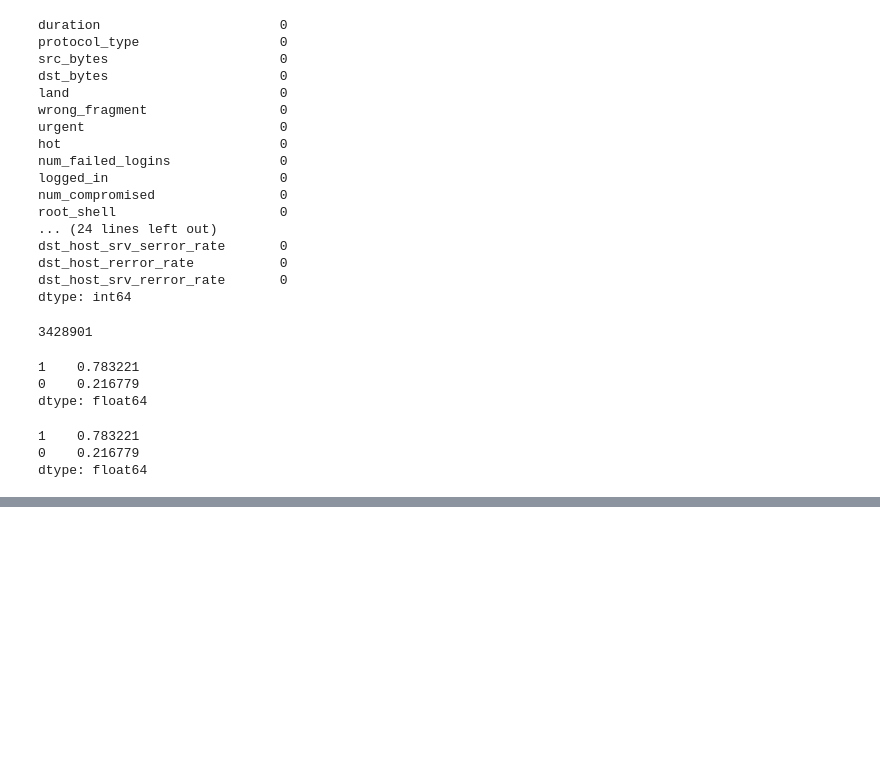
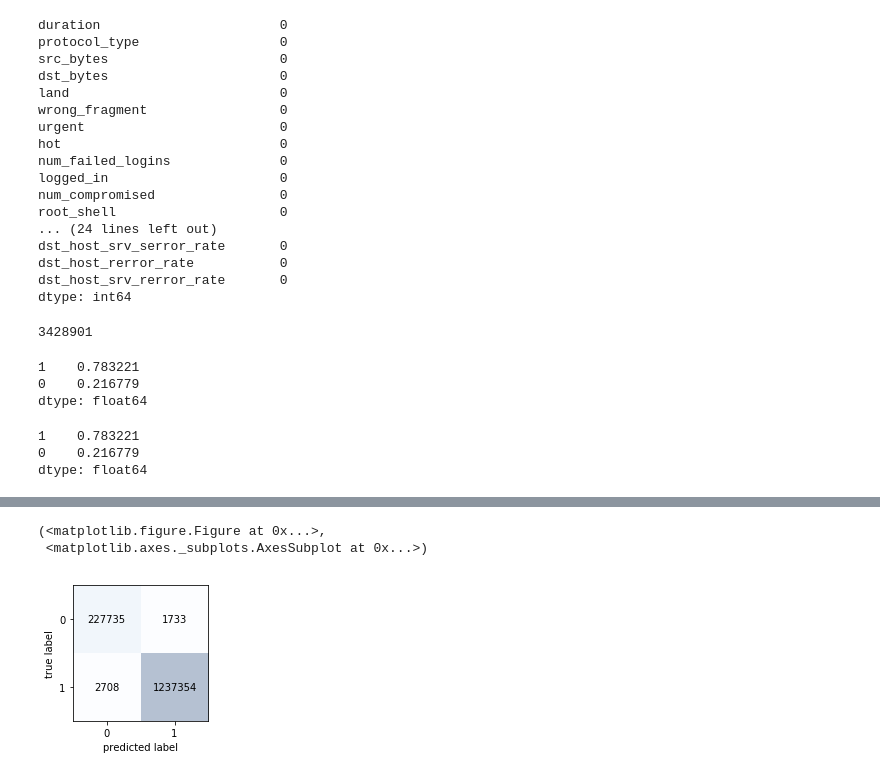
Before and after one commit to abulbasar/neural-networks, a Jupyter notebook: demos/Day 2 - KDDcup 1999.ipynb, the cells around one changed output, grey strips where cells are left out. Drawn from its saved outputs; the diff is of its cells as text; code cells hidden in the pictures; blank space fills up the shorter version.

```diff
--- a/demos/Day 2 - KDDcup 1999.ipynb
+++ b/demos/Day 2 - KDDcup 1999.ipynb
@@ -277,0 +298,7 @@ Epoch 7/10
+# %%
+y_test_pred = np.where(y_prob>0.8, 1, 0)
+plot_confusion_matrix(confusion_matrix(y_test, y_test_pred))
+# %% [output]
+(<matplotlib.figure.Figure at 0x...>,
+ <matplotlib.axes._subplots.AxesSubplot at 0x...>)
+[figure, added]
```
Also changed, not shown: parts of 11 cells of this notebook.
